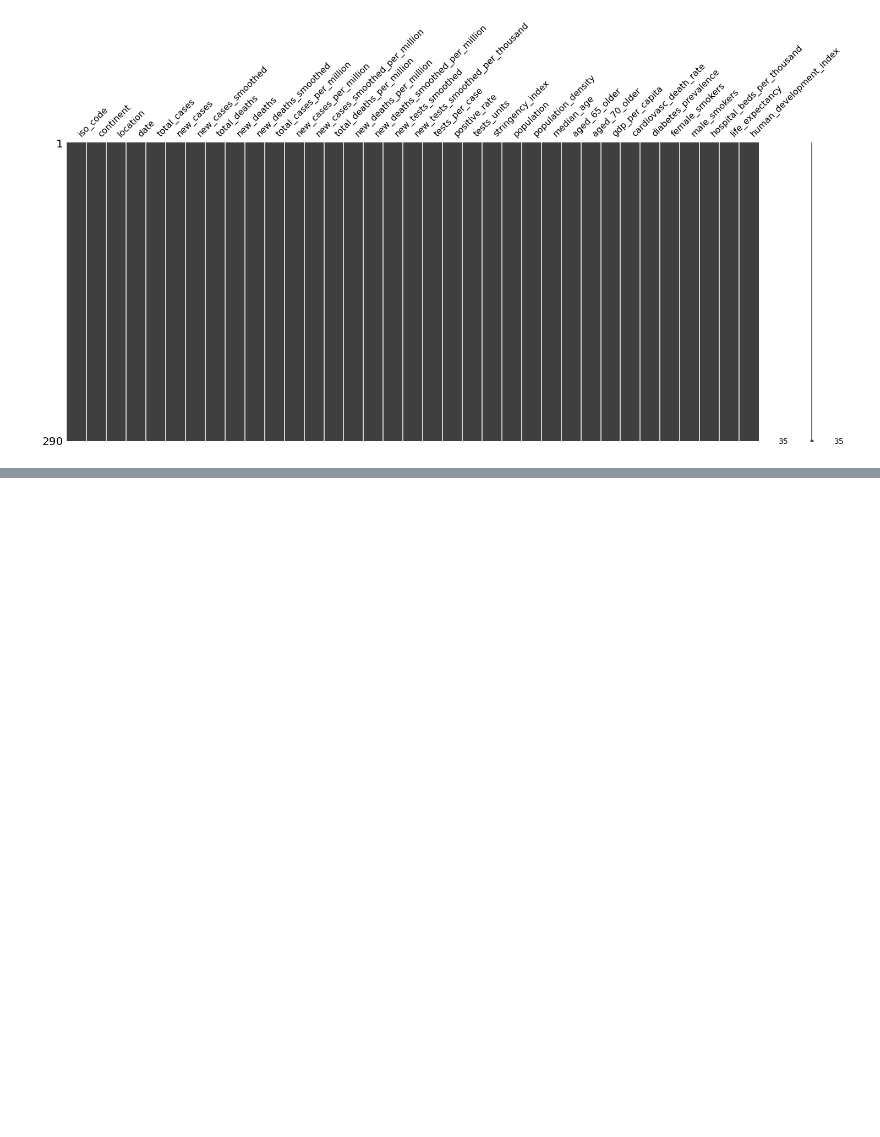
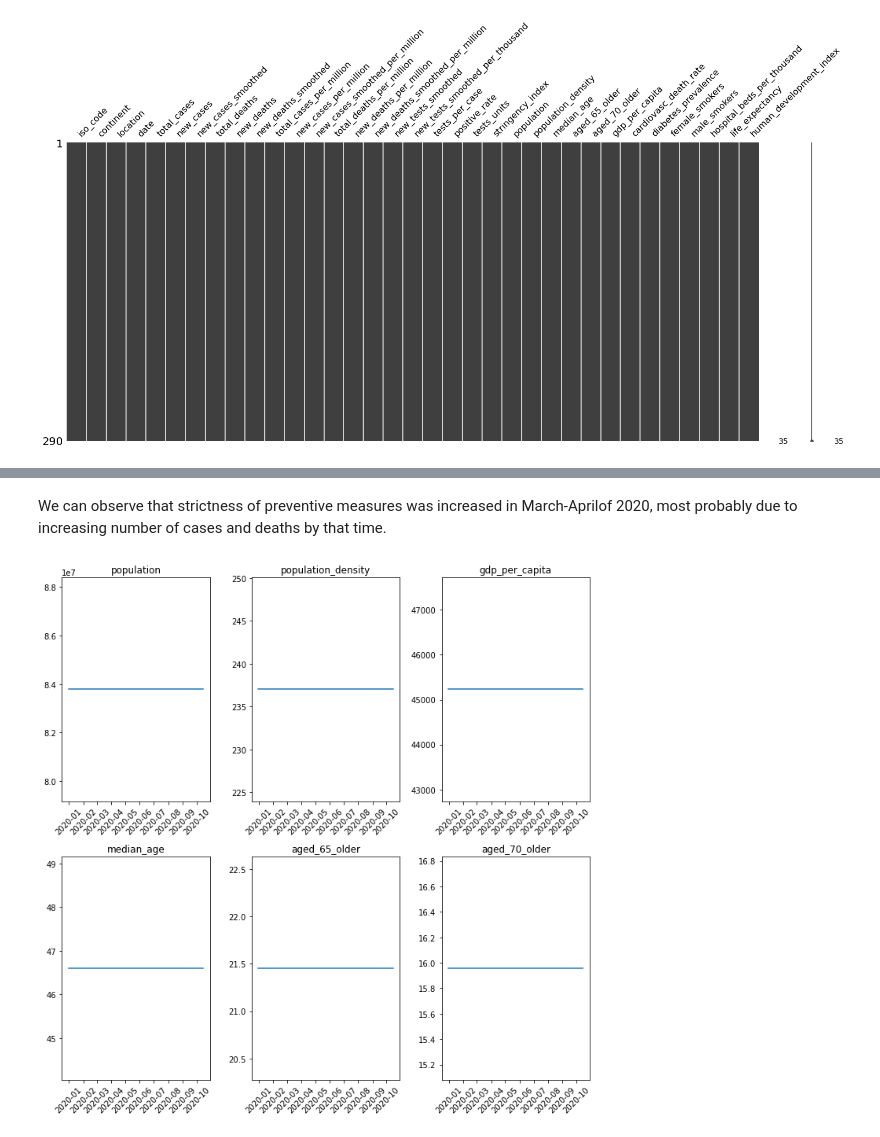
Before and after one commit to Sambhavi-G/covid_thinkit, a Jupyter notebook: Covid_data.ipynb, the cells around one changed output, grey strips where cells are left out. Drawn from its saved outputs; the diff is of its cells as text; code cells hidden in the pictures; blank space fills up the shorter version.

```diff
--- a/Covid_data.ipynb
+++ b/Covid_data.ipynb
@@ -210,0 +277,37 @@ All NaN values have been removed.
+# %% [markdown]
+We can observe that strictness of preventive measures was increased in March-Aprilof 2020, most probably due to increasing number of cases and deaths by that time.
+# %%
+fig4=plt.figure()
+
+ax1=fig4.add_subplot(2,3,1)
+ax2=fig4.add_subplot(2,3,2)
+ax3=fig4.add_subplot(2,3,3)
+ax4=fig4.add_subplot(2,3,4)
+ax5=fig4.add_subplot(2,3,5)
+ax6=fig4.add_subplot(2,3,6)
+
+ax1.plot(germany_data['date'],germany_data['population'])
+ax1.set_title('population')
+ax1.tick_params(axis='x', rotation=45)
+ax2.plot(germany_data['date'],germany_data['population_density'])
+ax2.set_title('population_density')
+ax2.tick_params(axis='x', rotation=45)
+ax3.plot(germany_data['date'],germany_data['gdp_per_capita'])
+ax3.set_title('gdp_per_capita')
+ax3.tick_params(axis='x', rotation=45)
+ax4.plot(germany_data['date'],germany_data['median_age'])
+ax4.set_title('median_age')
+ax4.tick_params(axis='x', rotation=45)
+ax5.plot(germany_data['date'],germany_data['aged_65_older'])
+ax5.set_title('aged_65_older')
+ax5.tick_params(axis='x', rotation=45)
+ax6.plot(germany_data['date'],germany_data['aged_70_older'])
+ax6.set_title('aged_70_older')
+ax6.tick_params(axis='x', rotation=45)
+
+fig4.set_figheight(10)
+fig4.set_figwidth(10)
+plt.tight_layout()
+plt.show()
+# %% [output]
+[figure, added]
```
Also changed, not shown: parts of 10 cells of this notebook.
